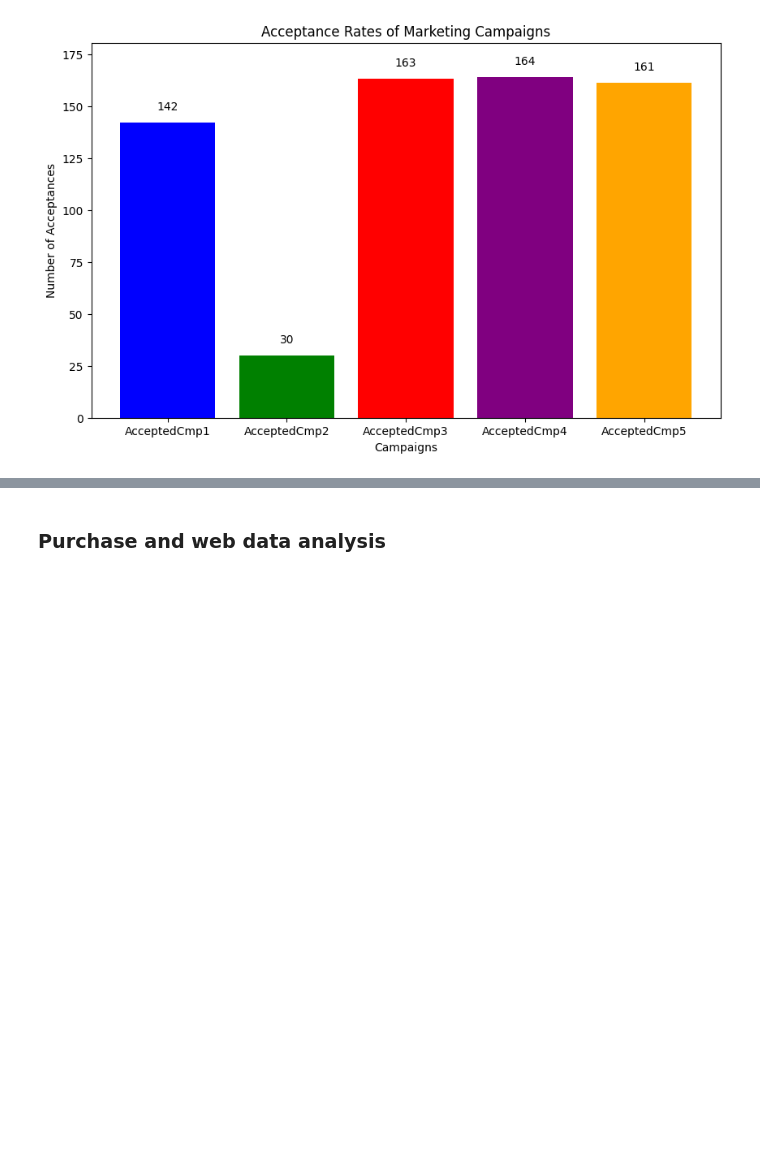
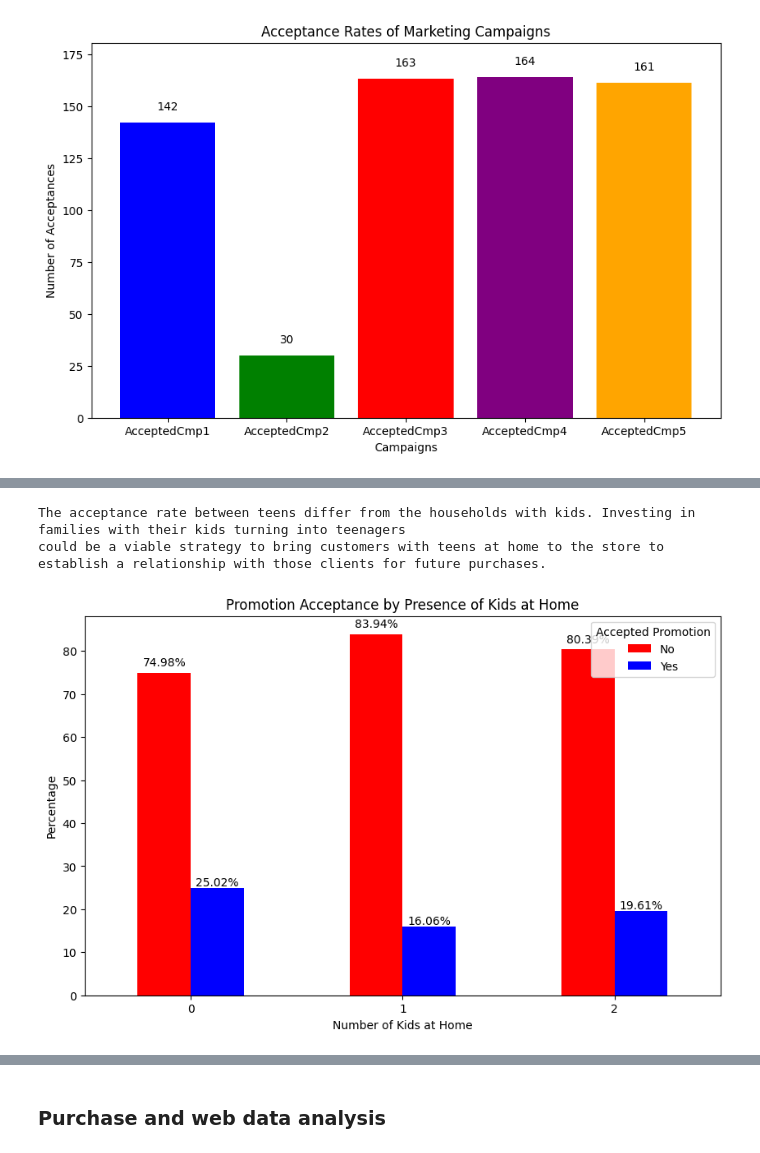
Before and after one commit to Barbosa6Andre/CustomerSegmentation_WineRetail, a Jupyter notebook: MarketingCampaignAnalysis.ipynb, the cells around one changed output, grey strips where cells are left out. Saved outputs shown, nothing was run; the diff lists cells and outputs as text; code cells hidden in the pictures; blank space fills up the shorter version.

```diff
--- a/MarketingCampaignAnalysis.ipynb
+++ b/MarketingCampaignAnalysis.ipynb
@@ -825,0 +877,8 @@ It is important to understand what went wrong with the previous campaigns and ma
+# %%
+# Kids at home and promotion acceptance
+print('The acceptance rate between teens differ from the households with kids. Investing in families with their kids turning into teenagers \ncould be a viable strategy to bring customers with teens at home to the store to establish a relationship with those clients for future purchases.')
+plot_grouped_bar(teens_crosstab, 'Promotion Acceptance by Presence of Kids at Home', 'Number of Kids at Home')
+# %% [output]
+The acceptance rate between teens differ from the households with kids. Investing in families with their kids turning into teenagers
+could be a viable strategy to bring customers with teens at home to the store to establish a relationship with those clients for future purchases.
+[figure, added]
```
Also changed, not shown: parts of 10 cells of this notebook.
